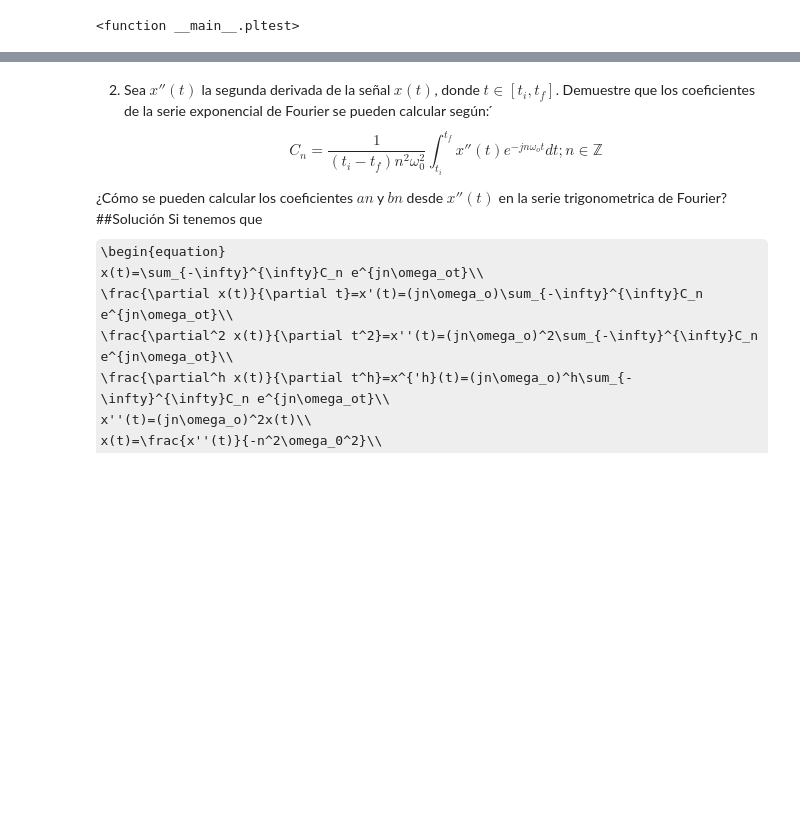
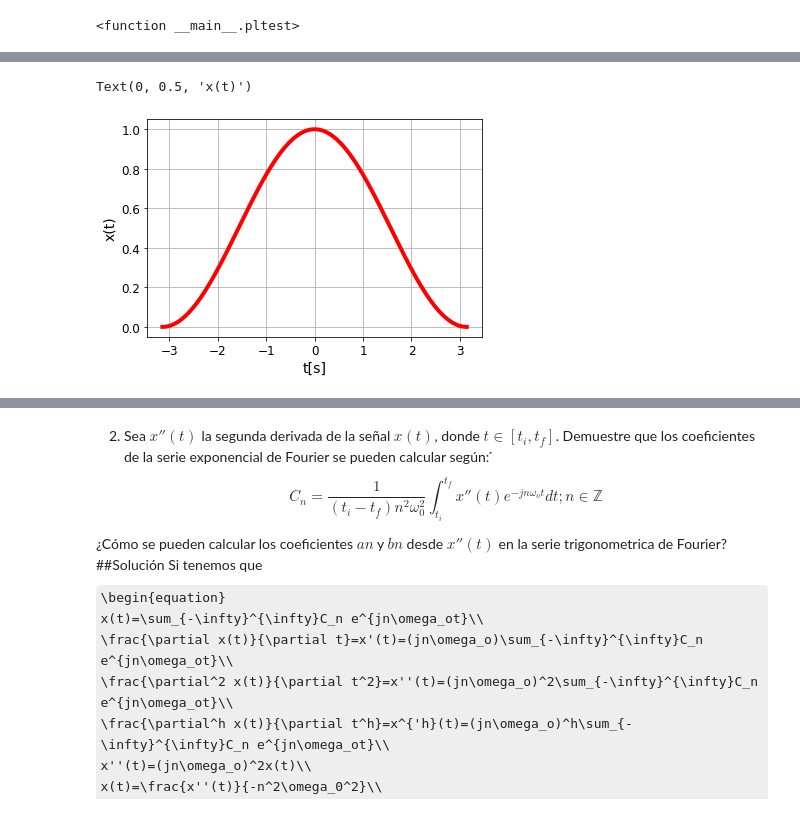
Before and after one commit to sejaramillotr/Taller-2, a Jupyter notebook: Taller_2.ipynb, the cells around one changed output, grey strips where cells are left out. Cells and saved outputs as stored; diff of their text form; code cells hidden in the pictures; some formulas as TeX source; blank space fills up the shorter version.

```diff
--- a/Taller_2.ipynb
+++ b/Taller_2.ipynb
@@ -729 +742,28 @@ P_x = \frac{1}{2\pi}\int^{\pi}_{-\pi}{|cos^2(t/2)^2|dt}=\frac{3}{8}, \quad P_n =
 \end{equation}
+# %%
+%matplotlib inline
+import matplotlib as mpl
+import matplotlib.pyplot as plt
+import numpy as np
+import warnings
+warnings.filterwarnings("ignore")
+
+mpl.rc('axes', labelsize=14)
+mpl.rc('xtick', labelsize=12)
+mpl.rc('ytick', labelsize=12)
+
+T = 2*np.pi #2 segundos de grafica
+Fs = 500 # 1000 muestras por segundo Ajustar según señal estudiada
+Nm = T*Fs #numero de muestras requeridas
+L = 2*Nm+1
+Li = int(L)
+tv = np.linspace(-T/2,T/2,Li)
+x = (np.cos(tv/2))**2
+
+plt.plot(tv,x,'r',linewidth=4)
+plt.grid()
+plt.xlabel("t[s]",fontsize = 14)
+plt.ylabel("x(t)",fontsize = 14)
+# %% [output]
+Text(0, 0.5, 'x(t)')
+[figure, added]
```
Also changed, not shown: parts of 10 cells of this notebook.
